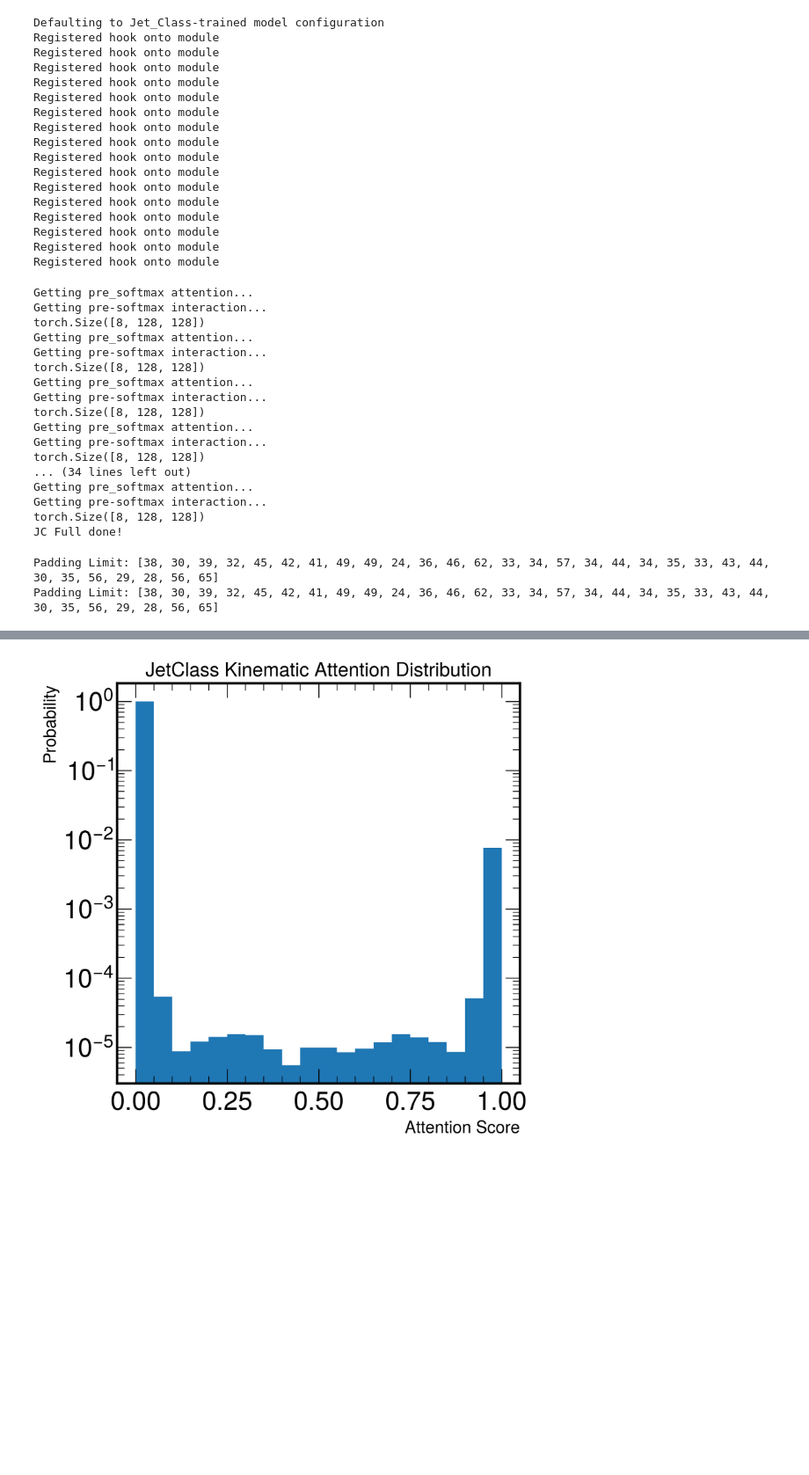
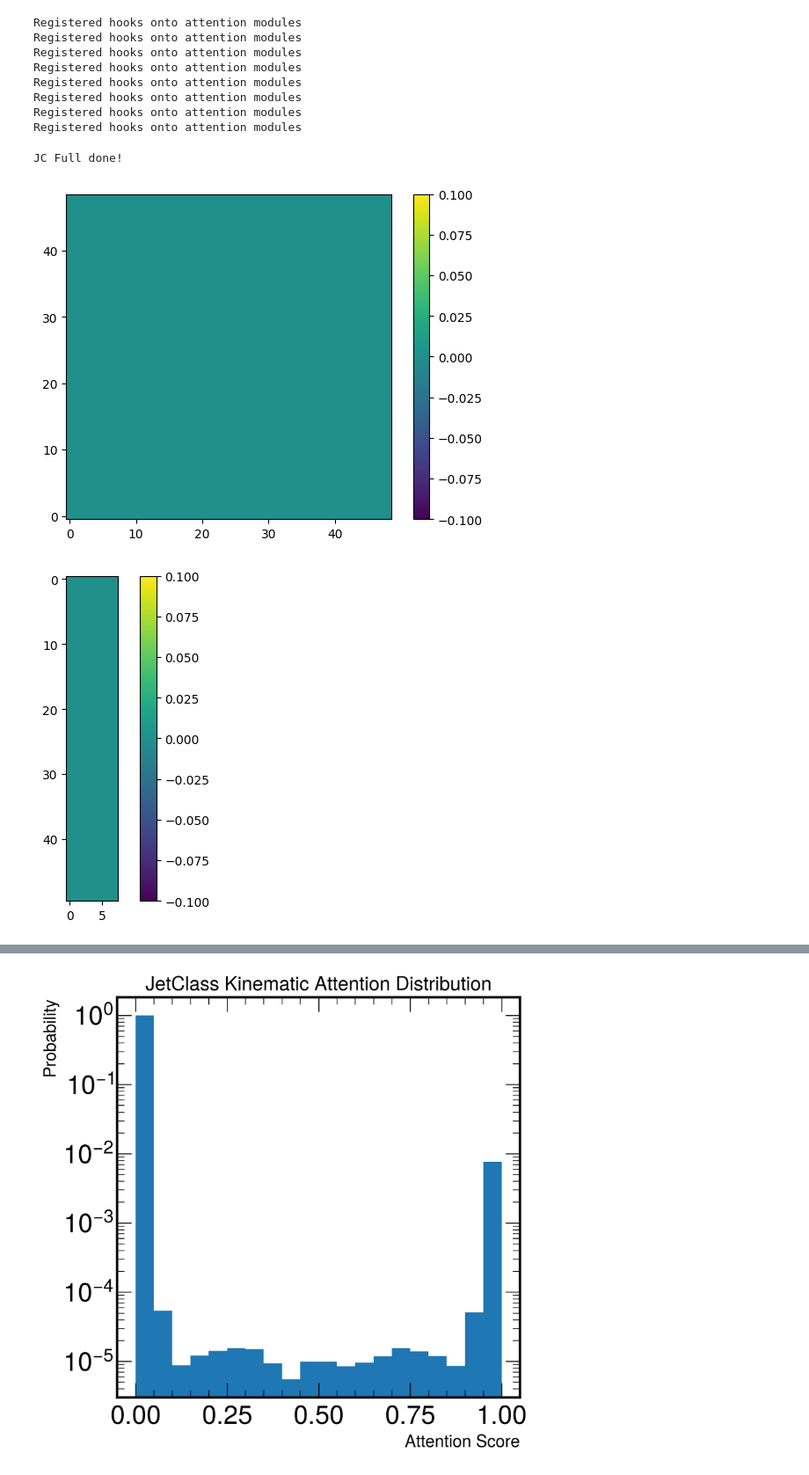
Before and after one commit to tim-legge/Interpreting-Particle-Transformers, a Jupyter notebook: interaction_study.ipynb, the cells around one changed output, grey strips where cells are left out. Shown at 88% size. Drawn from its saved outputs; the diff is of its cells as text; code cells hidden in the pictures; blank space fills up the shorter version.

Commit message:
heatmap diffs

```diff
--- a/interaction_study.ipynb
+++ b/interaction_study.ipynb
@@ -59,7 +59,7 @@ jc_argmax_modelpath = './models/argmax-ParT-10M.pt'
 # %%
 features, labels, mask, points, vectors = mu.load_jet_data(0, 50, feats='full', data_dir='./jc_full_data/')
 # %%
-jc_full_model, _ = mu.get_model('jc_full')
+jc_full_model = mu.get_model('jc_full')
 
 jc_full_hooks = mu.ParT_Hook(model=jc_full_model)
 
@@ -79,45 +79,42 @@ jc_full_interaction = jc_full_model.get_interactionMatrix()
 
 print('JC Full done!')
 # %% [output]
-Defaulting to Jet_Class-trained model configuration
-Registered hook onto module
-Registered hook onto module
-Registered hook onto module
-Registered hook onto module
-Registered hook onto module
-Registered hook onto module
-Registered hook onto module
-Registered hook onto module
-Registered hook onto module
-Registered hook onto module
-Registered hook onto module
-Registered hook onto module
-Registered hook onto module
-Registered hook onto module
-Registered hook onto module
-Registered hook onto module
+Registered hooks onto attention modules
+Registered hooks onto attention modules
+Registered hooks onto attention modules
+Registered hooks onto attention modules
+Registered hooks onto attention modules
+Registered hooks onto attention modules
+Registered hooks onto attention modules
+Registered hooks onto attention modules
-Getting pre_softmax attention...
-Getting pre-softmax interaction...
-torch.Size([8, 128, 128])
-Getting pre_softmax attention...
-Getting pre-softmax interaction...
-torch.Size([8, 128, 128])
-Getting pre_softmax attention...
-Getting pre-softmax interaction...
-torch.Size([8, 128, 128])
-Getting pre_softmax attention...
-Getting pre-softmax interaction...
-torch.Size([8, 128, 128])
-... (34 lines left out)
-Getting pre_softmax attention...
-Getting pre-softmax interaction...
-torch.Size([8, 128, 128])
 JC Full done!
-# %%
-pad_limits = jc_full_hooks.get_padding(jc_full_hooks.pre_softmax_attentions, pf_mask)
-# %% [output]
-Padding Limit: [38, 30, 39, 32, 45, 42, 41, 49, 49, 24, 36, 46, 62, 33, 34, 57, 34, 44, 34, 35, 33, 43, 44, 30, 35, 56, 29, 28, 56, 65]
-Padding Limit: [38, 30, 39, 32, 45, 42, 41, 49, 49, 24, 36, 46, 62, 33, 34, 57, 34, 44, 34, 35, 33, 43, 44, 30, 35, 56, 29, 28, 56, 65]
+# %%
+pad_limits = jc_full_hooks.cut_padding(jc_full_hooks.pre_softmax_attentions, mask)
+pre_softmax_attn = jc_full_hooks.pre_softmax_attentions
+pre_softmax_inter = jc_full_hooks.pre_softmax_interactions
+
+# first layer softmaxed matrices
+softmax_qk_attn = [[[torch.softmax(pre_softmax_attn[l][i][j, :pad_limits[i], :pad_limits[i]], dim=-1) for j in range(len(pre_softmax_attn[0][0]))] for i in range(len(pre_softmax_attn[0]))] for l in range(num_layers)]
+softmax_full_attn = [[[torch.softmax(pre_softmax_attn[l][i][j, :pad_limits[i], :pad_limits[i]] + pre_softmax_inter[0][i][j, :pad_limits[i], :pad_limits[i]], dim=-1) for j in range(len(pre_softmax_inter[0][0]))] for i in range(len(pre_softmax_inter[0]))] for l in range(num_layers)]
+# %%
+jet = 8
+head = 0
+layer = 1
+
+diff_maps = [[[torch.abs(softmax_full_attn[l][i][j] - softmax_qk_attn[l][i][j]) for j in range(len(pre_softmax_inter[0][0]))] for i in range(len(pre_softmax_inter[0]))] for l in range(num_layers)]
+# total diff by head
+total_diff = [[[torch.sum(diff_maps[l][i][j]) for j in range(len(pre_softmax_inter[0][0]))] for i in range(len(pre_softmax_inter[0]))] for l in range(num_layers)]
+
+plt.imshow(diff_maps[layer][jet][head].numpy(), origin='lower', cmap='viridis')
+plt.colorbar()
+plt.show()
+
+plt.imshow(total_diff[layer][:][:])
+plt.colorbar()
+plt.show()
+# %% [output]
+[figure, added]
+[figure, added]
 # %%
 import numpy as np
 import matplotlib.pyplot as plt
```
Also changed, not shown: parts of 2 cells of this notebook.
